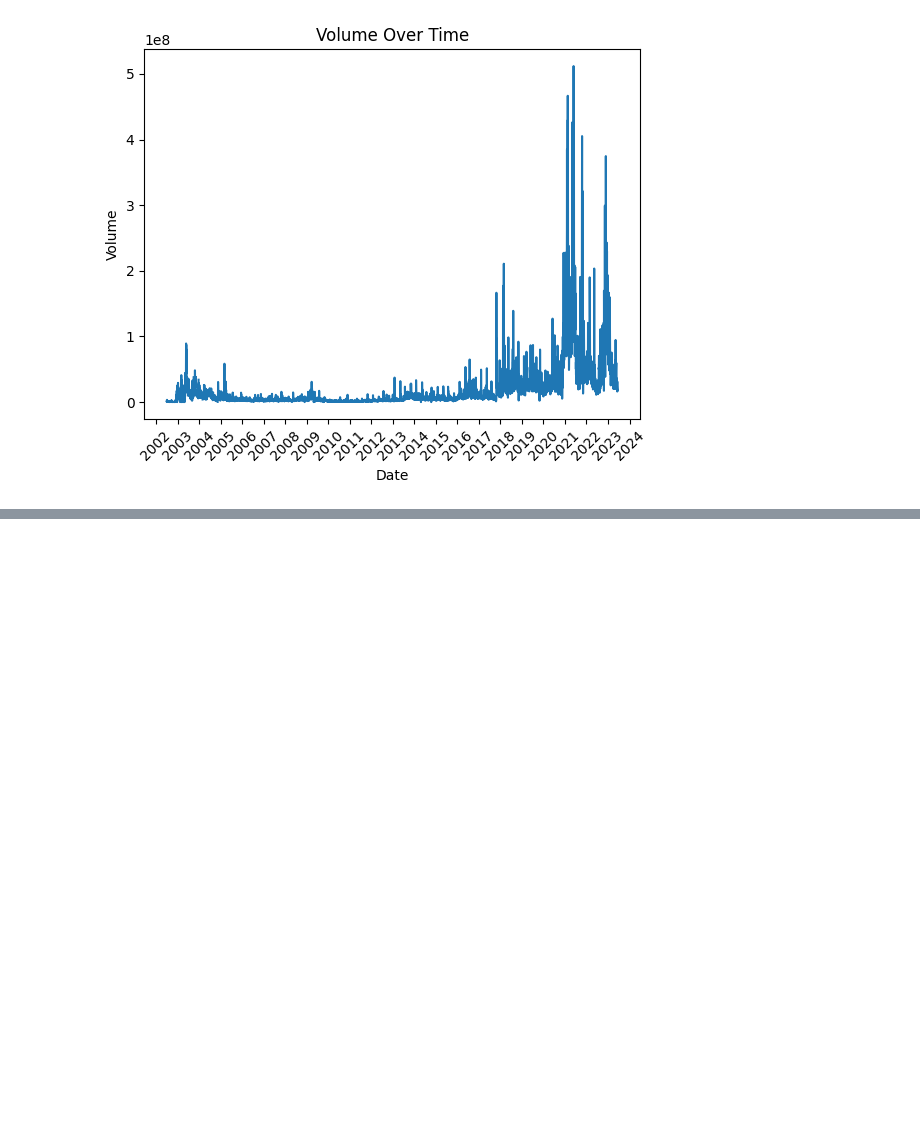
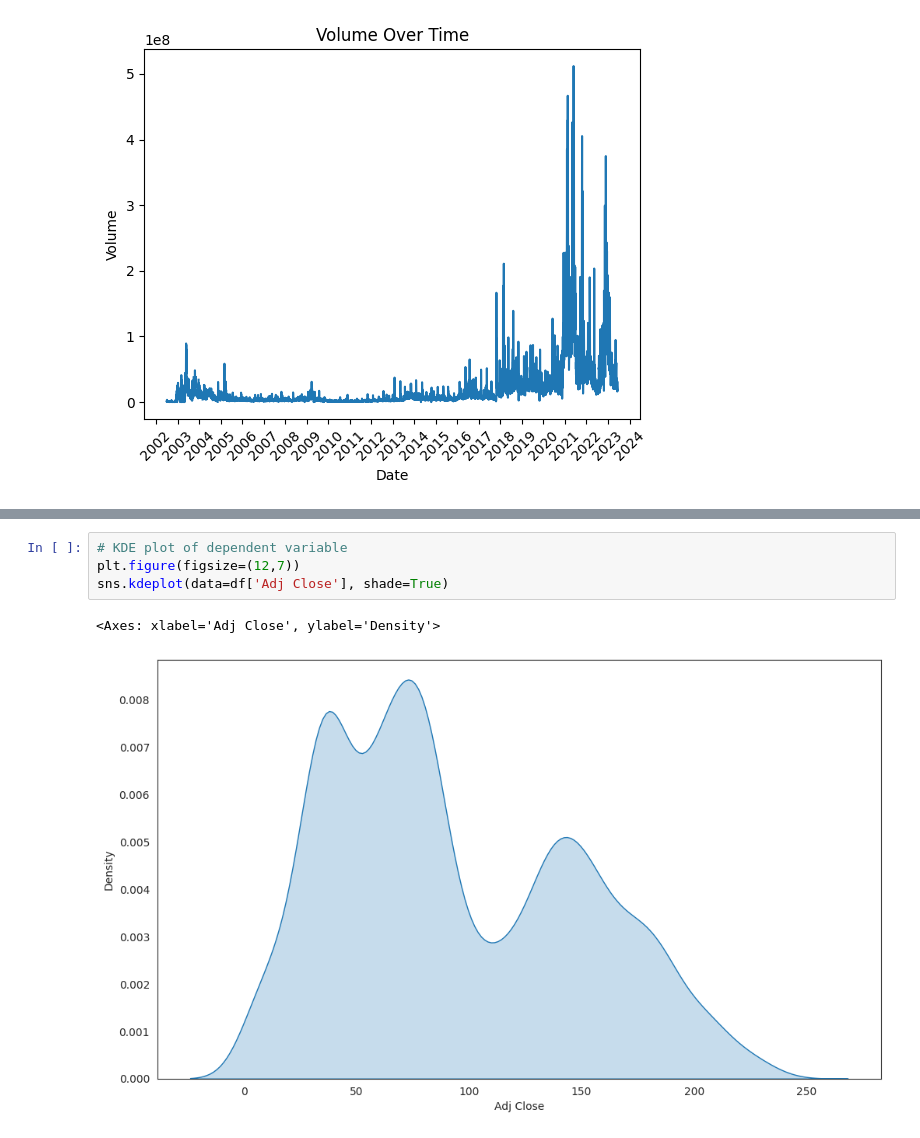
Before and after one commit to pi-mishra/PNB_stock_prediction, a Jupyter notebook: PNB_stock_prediction.ipynb, the cells around one changed output, grey strips where cells are left out. Drawn from its saved outputs; the diff is of its cells as text; blank space fills up the shorter version.

```diff
--- a/PNB_stock_prediction.ipynb
+++ b/PNB_stock_prediction.ipynb
@@ -84,0 +118,7 @@ for i in col:
+# %%
+# KDE plot of dependent variable
+plt.figure(figsize=(12,7))
+sns.kdeplot(data=df['Adj Close'], shade=True)
+# %% [output]
+<Axes: xlabel='Adj Close', ylabel='Density'>
+[figure, added]
```
Also changed, not shown: parts of 5 cells of this notebook.
